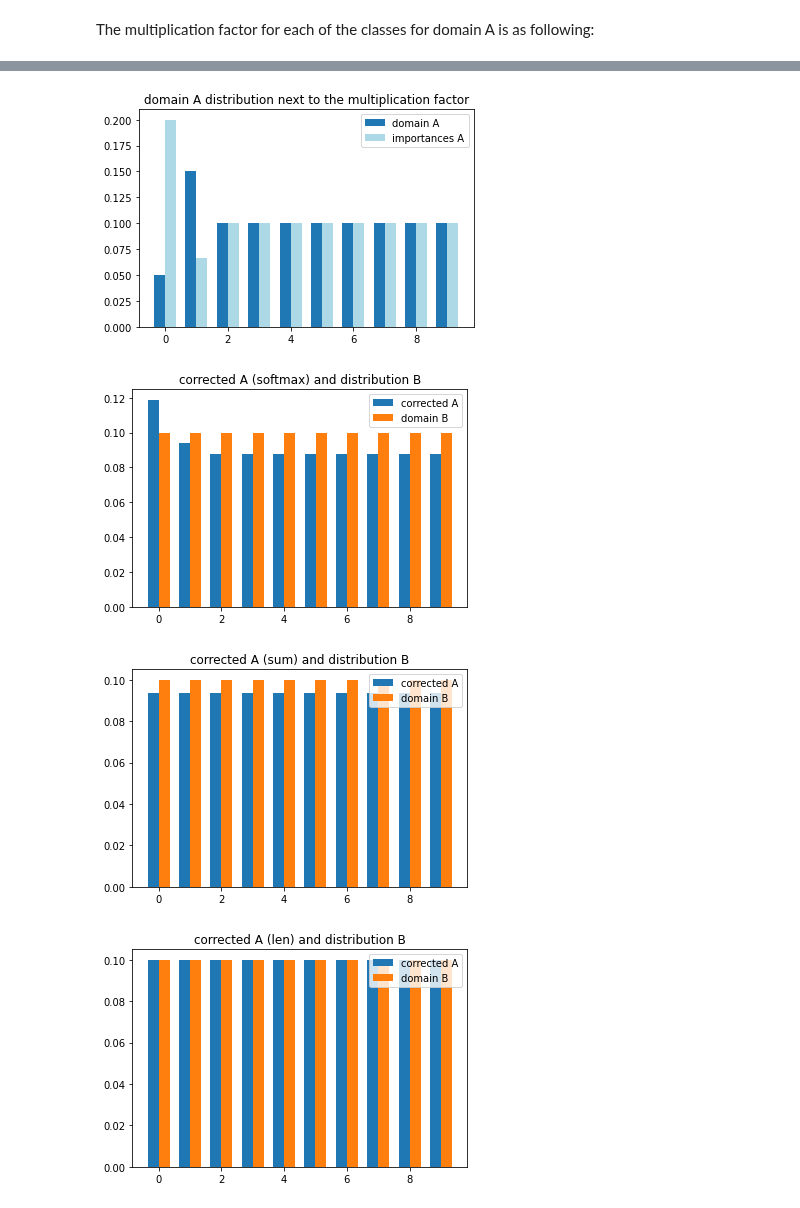
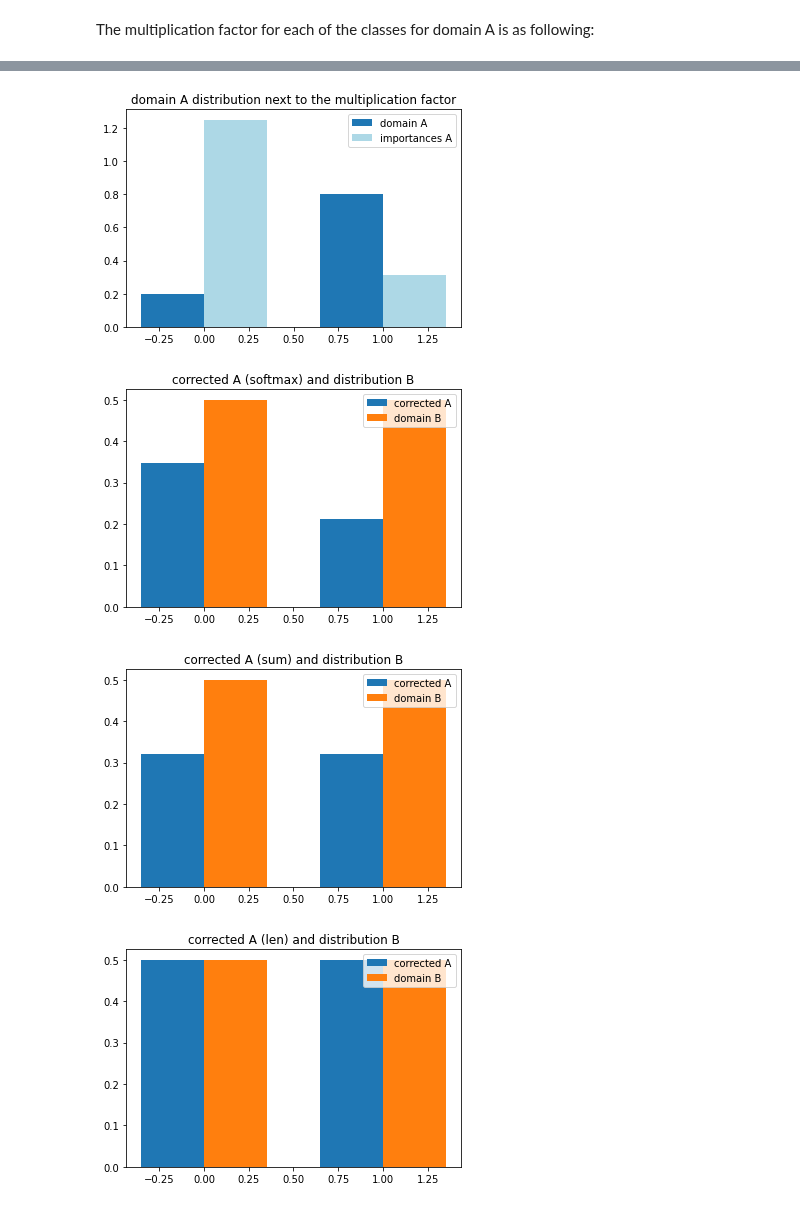
Before and after one commit to MichelleAppel/distribution-aware-image-to-image-translation, a Jupyter notebook: toy_examples/importance_calculation_multilabel.ipynb, the cells around one changed output, grey strips where cells are left out. Saved outputs shown, nothing was run; the diff lists cells and outputs as text; code cells hidden in the pictures.

```diff
--- a/toy_examples/importance_calculation_multilabel.ipynb
+++ b/toy_examples/importance_calculation_multilabel.ipynb
@@ -15,3 +9,9 @@ p_B /= p_B.sum()
+# %%
+p_A = torch.Tensor([0.2, 0.8])
+p_A /= p_A.sum()
+
+p_B = torch.Tensor([0.5, 0.5])
+p_B /= p_B.sum()
 # %%
 width = 0.35
 
@@ -97,42 +85,42 @@ plt.show()
 width = 0.35
 
 plt.title('domain A distribution next to the multiplication factor')
-plt.bar(torch.arange(10) - width/2, p_A, width)
-plt.bar(torch.arange(10) + width/2, len_nm, width, color='lightblue')
+plt.bar(torch.arange(len(p_A)) - width/2, p_A, width)
+plt.bar(torch.arange(len(p_A)) + width/2, len_nm, width, color='lightblue')
 plt.legend(['domain A', 'importances A'])
 plt.show()
 # %% [output]
-[figure, old version]
+[figure, new version]
 # %%
 width = 0.35
 
 plt.title('corrected A (softmax) and distribution B')
-plt.bar(torch.arange(10) - width/2, softmax_nm * p_A * 10, width)
-plt.bar(torch.arange(10) + width/2, p_B, width)
+plt.bar(torch.arange(len(p_A)) - width/2, softmax_nm * p_A * len(p_A), width)
+plt.bar(torch.arange(len(p_A)) + width/2, p_B, width)
 
 plt.legend(['corrected A', 'domain B'])
 plt.show()
 # %% [output]
-[figure, old version]
+[figure, new version]
 # %%
 width = 0.35
 
 plt.title('corrected A (sum) and distribution B')
-plt.bar(torch.arange(10) - width/2, sum_nm * p_A * 10, width)
-plt.bar(torch.arange(10) + width/2, p_B, width)
+plt.bar(torch.arange(len(p_A)) - width/2, sum_nm * p_A * len(p_A), width)
+plt.bar(torch.arange(len(p_A)) + width/2, p_B, width)
 
 plt.legend(['corrected A', 'domain B'])
 plt.show()
 # %% [output]
-[figure, old version]
+[figure, new version]
 # %%
 width = 0.35
 
 plt.title('corrected A (len) and distribution B')
-plt.bar(torch.arange(10) - width/2, len_nm * p_A * 10, width)
-plt.bar(torch.arange(10) + width/2, p_B, width)
+plt.bar(torch.arange(len(p_A)) - width/2, len_nm * p_A * len(p_A), width)
+plt.bar(torch.arange(len(p_A)) + width/2, p_B, width)
 
 plt.legend(['corrected A', 'domain B'])
 plt.show()
 # %% [output]
-[figure, old version]
+[figure, new version]
```
Also changed, not shown: parts of 7 cells of this notebook.
